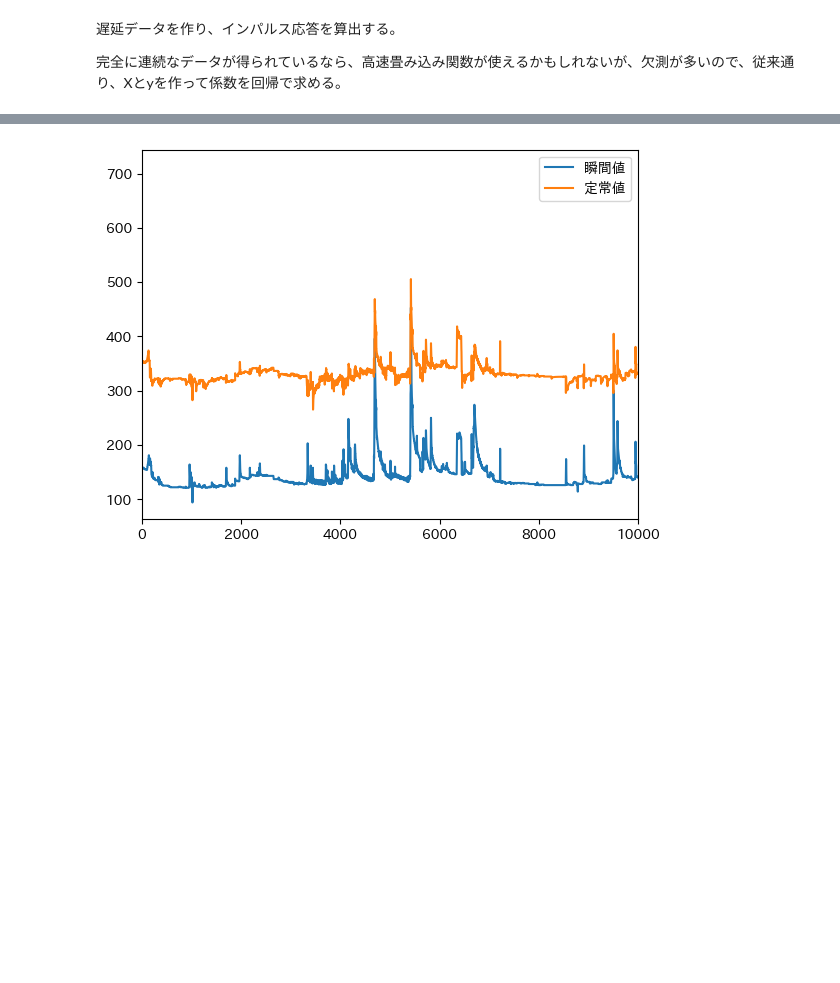
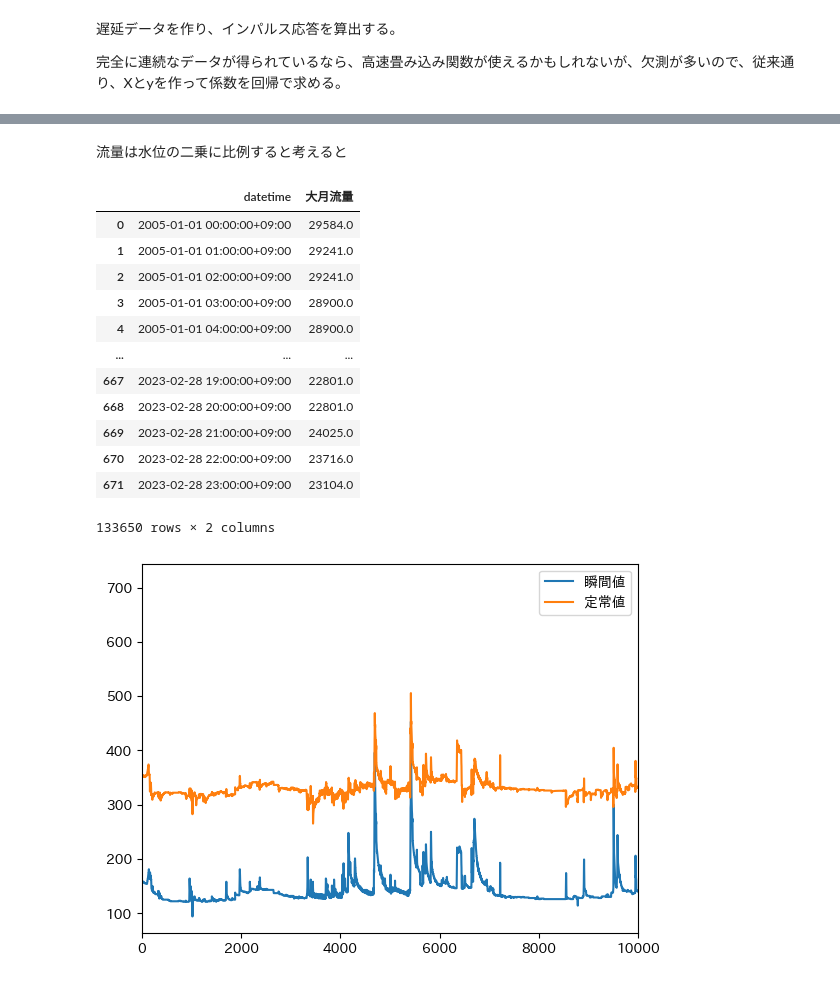
Before and after one commit to vitroid/yamanashi-water, a Jupyter notebook: level/level.ipynb, the cells around one changed output, grey strips where cells are left out. Drawn from its saved outputs; the diff is of its cells as text; code cells hidden in the pictures; blank space fills up the shorter version.

```diff
--- a/level/level.ipynb
+++ b/level/level.ipynb
@@ -217,3 +233,26 @@ plt.xlim(datetime.date(2020, 6, 1), datetime.date(2020, 8, 30))
+# %% [markdown]
+流量は水位の二乗に比例すると考えると
+# %%
+import pandas as pd
+
+大月流量 = pd.DataFrame()
+大月流量["datetime"] = 大月水位.datetime
+大月流量["大月流量"] = 大月水位.大月水位**2
+大月流量
+# %% [output]
+|  | datetime | 大月流量 |
+| 0 | 2005-01-01 00:00:00+09:00 | 29584.0 |
+| 1 | 2005-01-01 01:00:00+09:00 | 29241.0 |
+| 2 | 2005-01-01 02:00:00+09:00 | 29241.0 |
+| 3 | 2005-01-01 03:00:00+09:00 | 28900.0 |
+| 4 | 2005-01-01 04:00:00+09:00 | 28900.0 |
+| ... | ... | ... |
+| 667 | 2023-02-28 19:00:00+09:00 | 22801.0 |
+| 668 | 2023-02-28 20:00:00+09:00 | 22801.0 |
+| 669 | 2023-02-28 21:00:00+09:00 | 24025.0 |
+| 670 | 2023-02-28 22:00:00+09:00 | 23716.0 |
+| 671 | 2023-02-28 23:00:00+09:00 | 23104.0 |
+133650 rows × 2 columns
 # %%
 ticks = merge_rain_and_level(大月雨量, 大月水位)
 coef = regression(ticks.大月雨量, ticks.大月水位, lookback=24 * 10, ax=plt)
```
Also changed, not shown: parts of 7 cells of this notebook, 16 other files.
